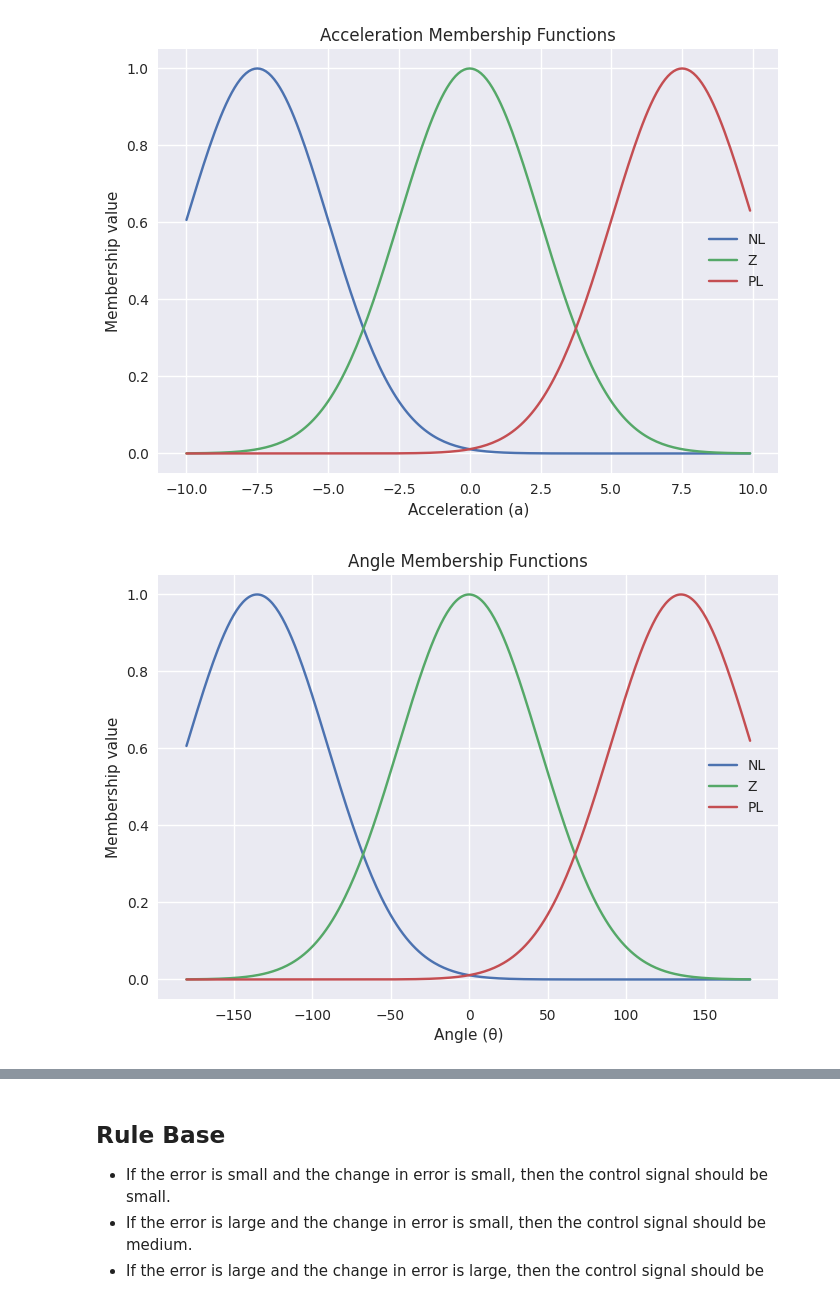
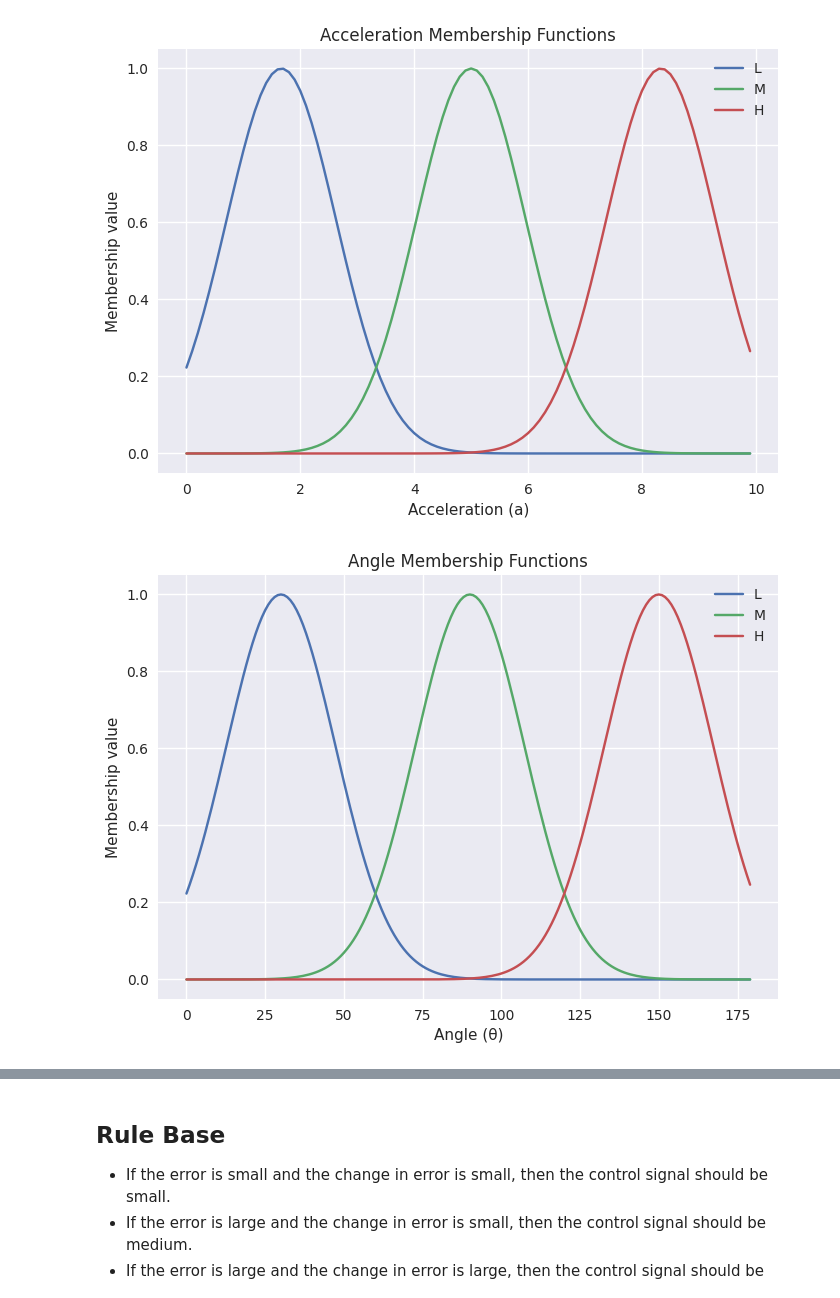
Before and after one commit to 0xkerem/Data_Science, a Jupyter notebook: basic-satellite-height-control-with-fuzzy-logic.ipynb, the cells around one changed output, grey strips where cells are left out. Drawn from its saved outputs; the diff is of its cells as text; code cells hidden in the pictures.

```diff
--- a/basic-satellite-height-control-with-fuzzy-logic.ipynb
+++ b/basic-satellite-height-control-with-fuzzy-logic.ipynb
@@ -52,10 +52,13 @@ def gaussian_mf(x, mean, sigma):
     """
     Create a Gaussian membership function with the given mean and sigma.
 
-    :param x: The input value.
-    :param mean: The mean of the Gaussian.
-    :param sigma: The standard deviation of the Gaussian.
-    :return: The membership value.
+    Parameters:
+    x: The input value.
+    mean: The mean of the Gaussian.
+    sigma: The standard deviation of the Gaussian.
+
+    Returns:
+    The membership value.
     """
     return np.exp(-np.power(x - mean, 2.) / (2. * np.power(sigma, 2.)))
 # %%
@@ -237,21 +240,21 @@ plt.show()
 # %%
 # Define the Gaussian membership functions for the three fuzzy sets
-a_mean_NL = -7.5
-a_sigma_NL = 2.5
-a_mf_NL = gaussian_mf(x_A, a_mean_NL, a_sigma_NL)
+a_mean_L = 1.66665
+a_sigma_L = 0.96225
+a_mf_L = gaussian_mf(x_A, a_mean_L, a_sigma_L)
 
-a_mean_Z = 0
-a_sigma_Z = 2.5
-a_mf_Z = gaussian_mf(x_A, a_mean_Z, a_sigma_Z)
+a_mean_M = 5
+a_sigma_M = 0.96225
+a_mf_M = gaussian_mf(x_A, a_mean_M, a_sigma_M)
 
-a_mean_PL = 7.5
-a_sigma_PL = 2.5
-a_mf_PL = gaussian_mf(x_A, a_mean_PL, a_sigma_PL)
+a_mean_H = 8.33335
+a_sigma_H = 0.96225
+a_mf_H = gaussian_mf(x_A, a_mean_H, a_sigma_H)
 
 # Plot the Gaussian membership functions for the three fuzzy sets
-plt.plot(x_A, a_mf_NL, label='NL')
-plt.plot(x_A, a_mf_Z, label='Z')
-plt.plot(x_A, a_mf_PL, label='PL')
+plt.plot(x_A, a_mf_L, label='L')
+plt.plot(x_A, a_mf_M, label='M')
+plt.plot(x_A, a_mf_H, label='H')
 
 # Add a legend and axis labels
 plt.legend()
@@ -262,35 +265,35 @@ plt.title("Acceleration Membership Functions")
 # Display the plot
 plt.show()
 # %% [output]
-[figure, old version]
+[figure, new version]
 # %%
 # Define the Gaussian membership functions for the three fuzzy sets
-theta_mean_NL = -135
-theta_sigma_NL = 45
-theta_mf_NL = gaussian_mf(x_An, theta_mean_NL, theta_sigma_NL)
+theta_mean_L = 30
+theta_sigma_L = 17.321
+theta_mf_L = gaussian_mf(x_An, theta_mean_L, theta_sigma_L)
 
-theta_mean_Z = 0
-theta_sigma_Z = 45
-theta_mf_Z = gaussian_mf(x_An, theta_mean_Z, theta_sigma_Z)
+theta_mean_M = 90
+theta_sigma_M = 17.321
+theta_mf_M = gaussian_mf(x_An, theta_mean_M, theta_sigma_M)
 
-theta_mean_PL = 135
-theta_sigma_PL = 45
-theta_mf_PL = gaussian_mf(x_An, theta_mean_PL, theta_sigma_PL)
+theta_mean_H = 150
+theta_sigma_H = 17.321
+theta_mf_H = gaussian_mf(x_An, theta_mean_H, theta_sigma_H)
 
 # Plot the Gaussian membership functions for the three fuzzy sets
-plt.plot(x_An, theta_mf_NL, label='NL')
-plt.plot(x_An, theta_mf_Z, label='Z')
-plt.plot(x_An, theta_mf_PL, label='PL')
+plt.plot(x_An, theta_mf_L, label='L')
+plt.plot(x_An, theta_mf_M, label='M')
+plt.plot(x_An, theta_mf_H, label='H')
 
 # Add a legend and axis labels
 plt.legend()
 plt.xlabel('Angle (θ)')
 plt.ylabel('Membership value')
 plt.title("Angle Membership Functions")
 
 # Display the plot
 plt.show()
 # %% [output]
-[figure, old version]
+[figure, new version]
 # %%
 # Define the Gaussian membership functions for the three fuzzy sets
```
Also changed, not shown: parts of 13 cells of this notebook.
